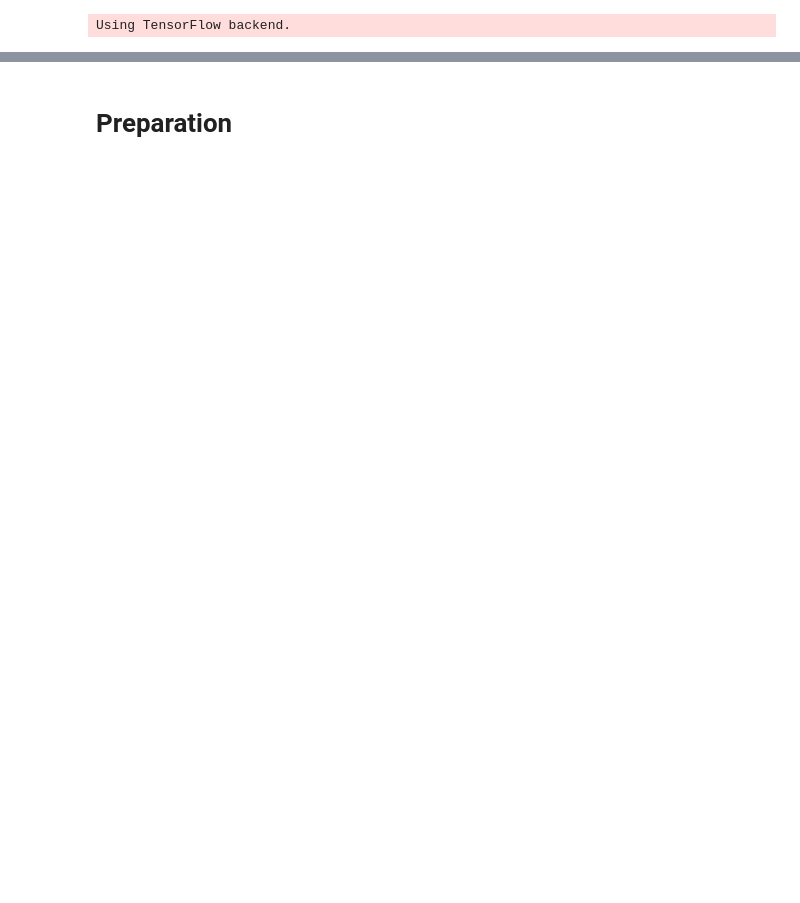
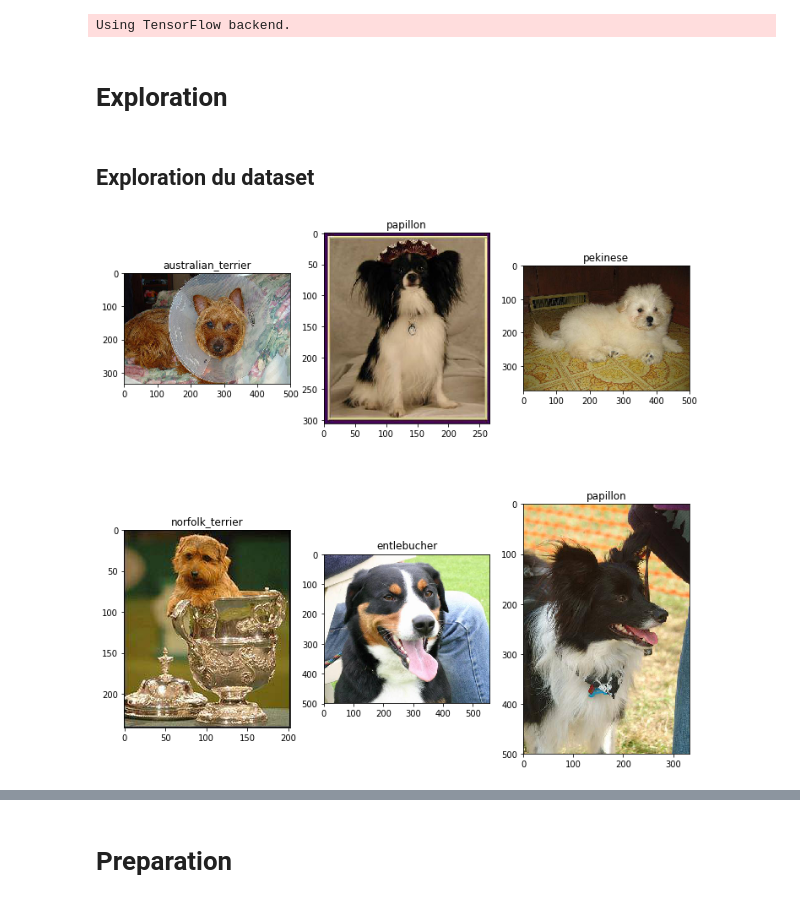
Before and after one commit to Coni63/OC_DS, a Jupyter notebook: P7/Untitled.ipynb, the cells around one changed output, grey strips where cells are left out. Drawn from its saved outputs; the diff is of its cells as text; code cells hidden in the pictures; blank space fills up the shorter version.

```diff
--- a/P7/Untitled.ipynb
+++ b/P7/Untitled.ipynb
@@ -15,2 +24,23 @@ from keras.callbacks import ModelCheckpoint, LearningRateScheduler, TensorBoard,
 # %% [output]
 Using TensorFlow backend.
+# %% [markdown]
+# Exploration
+# %% [markdown]
+## Exploration du dataset
+# %%
+label = pd.read_csv("labels.csv")
+# %%
+elems = label.ix[random.sample(range(len(label)), 6)][['id', "breed"]].values
+
+f, axarr = plt.subplots(2, 3, figsize=(12,12))
+for i in range(6):
+    url = os.path.join("train/", elems[i][0] + ".jpg")
+    pil_im = Image.open(url)
+    name = elems[i][1]
+    line = i//3
+    column = i%3
+    axarr[line, column].imshow(np.asarray(pil_im))
+    axarr[line, column].set_title(name)
+plt.show()
+# %% [output]
+[figure, added]
```
Also changed, not shown: parts of 91 cells of this notebook, 3 other files.
